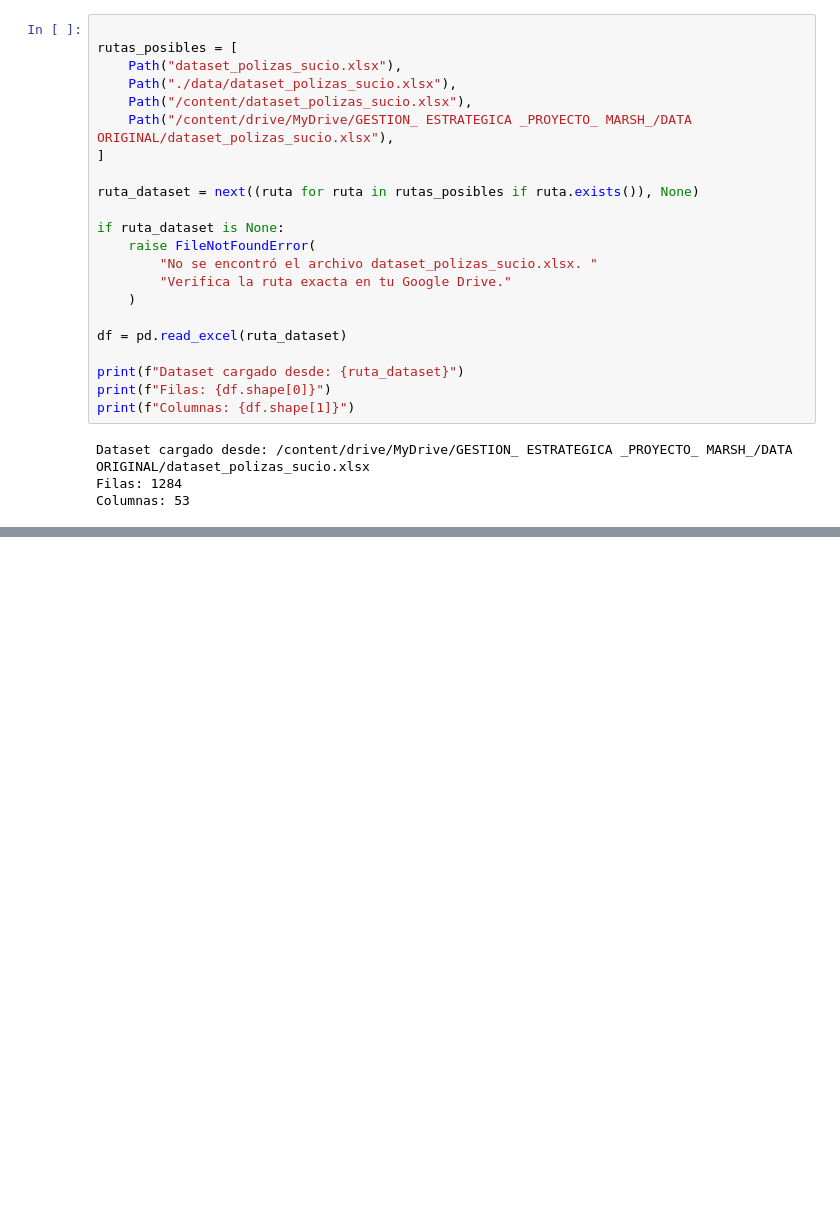
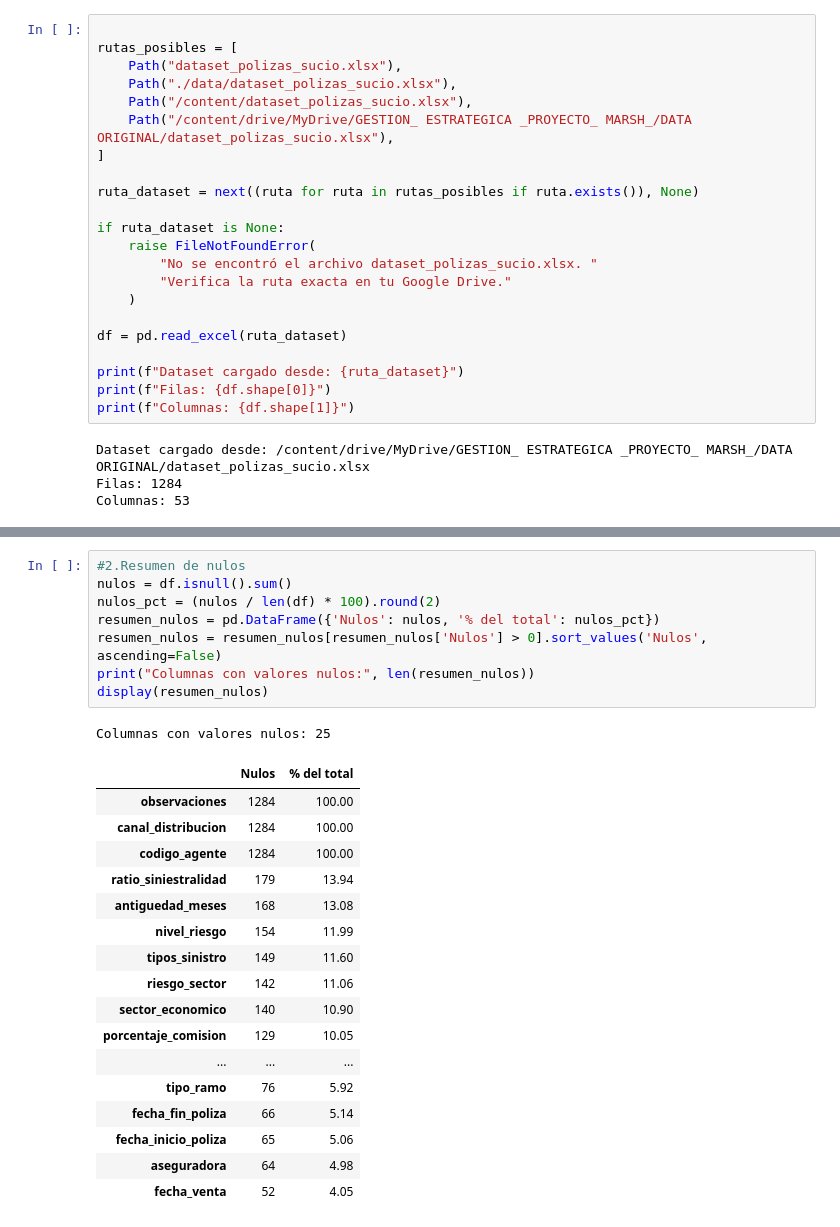
Before and after one commit to lisbethmesa-droid/proyecto-marsh-Gestion-proyectos, a Jupyter notebook: PROYECTO_MARSH_gestion_estrategica.ipynb, the cells around one changed output, grey strips where cells are left out. Cells and saved outputs as stored; diff of their text form; blank space fills up the shorter version.

```diff
--- a/PROYECTO_MARSH_gestion_estrategica.ipynb
+++ b/PROYECTO_MARSH_gestion_estrategica.ipynb
@@ -105,0 +226,27 @@ Columnas: 53
+# %%
+#2.Resumen de nulos
+nulos = df.isnull().sum()
+nulos_pct = (nulos / len(df) * 100).round(2)
+resumen_nulos = pd.DataFrame({'Nulos': nulos, '% del total': nulos_pct})
+resumen_nulos = resumen_nulos[resumen_nulos['Nulos'] > 0].sort_values('Nulos', ascending=False)
+print("Columnas con valores nulos:", len(resumen_nulos))
+display(resumen_nulos)
+# %% [output]
+Columnas con valores nulos: 25
+|  | Nulos | % del total |
+| observaciones | 1284 | 100.00 |
+| canal_distribucion | 1284 | 100.00 |
+| codigo_agente | 1284 | 100.00 |
+| ratio_siniestralidad | 179 | 13.94 |
+| antiguedad_meses | 168 | 13.08 |
+| nivel_riesgo | 154 | 11.99 |
+| tipos_sinistro | 149 | 11.60 |
+| riesgo_sector | 142 | 11.06 |
+| sector_economico | 140 | 10.90 |
+| porcentaje_comision | 129 | 10.05 |
+| ... | ... | ... |
+| tipo_ramo | 76 | 5.92 |
+| fecha_fin_poliza | 66 | 5.14 |
+| fecha_inicio_poliza | 65 | 5.06 |
+| aseguradora | 64 | 4.98 |
+| fecha_venta | 52 | 4.05 |
```
Also changed, not shown: parts of 13 cells of this notebook.
